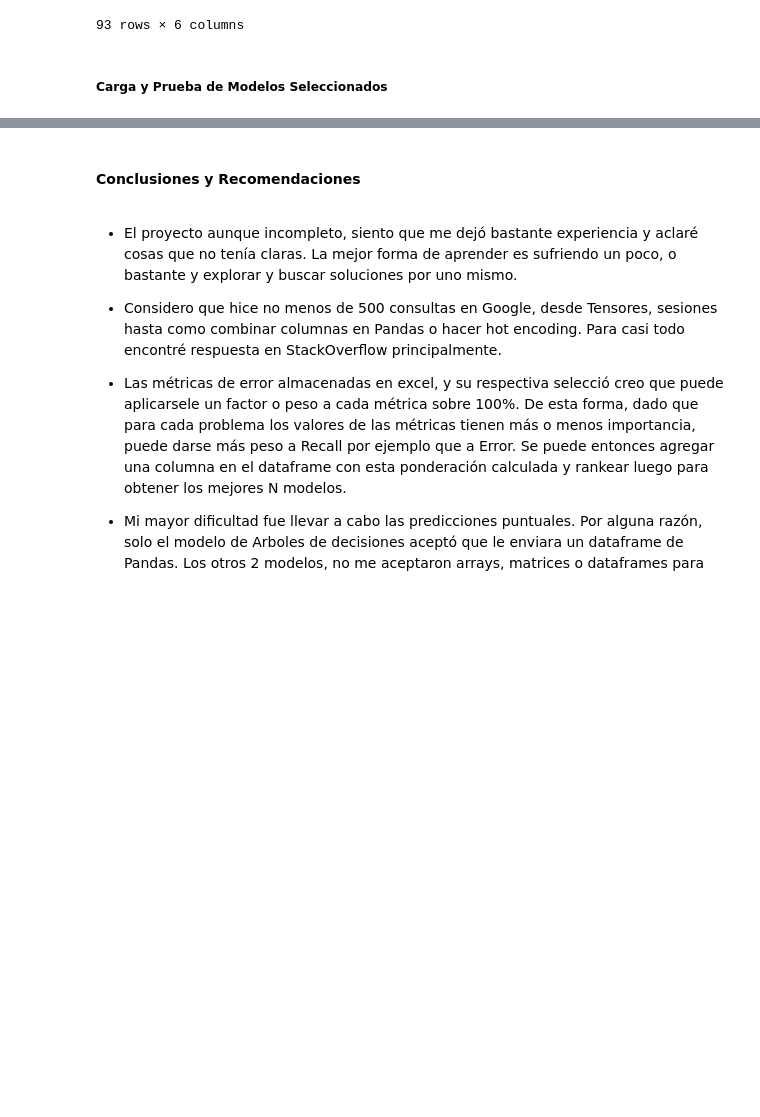
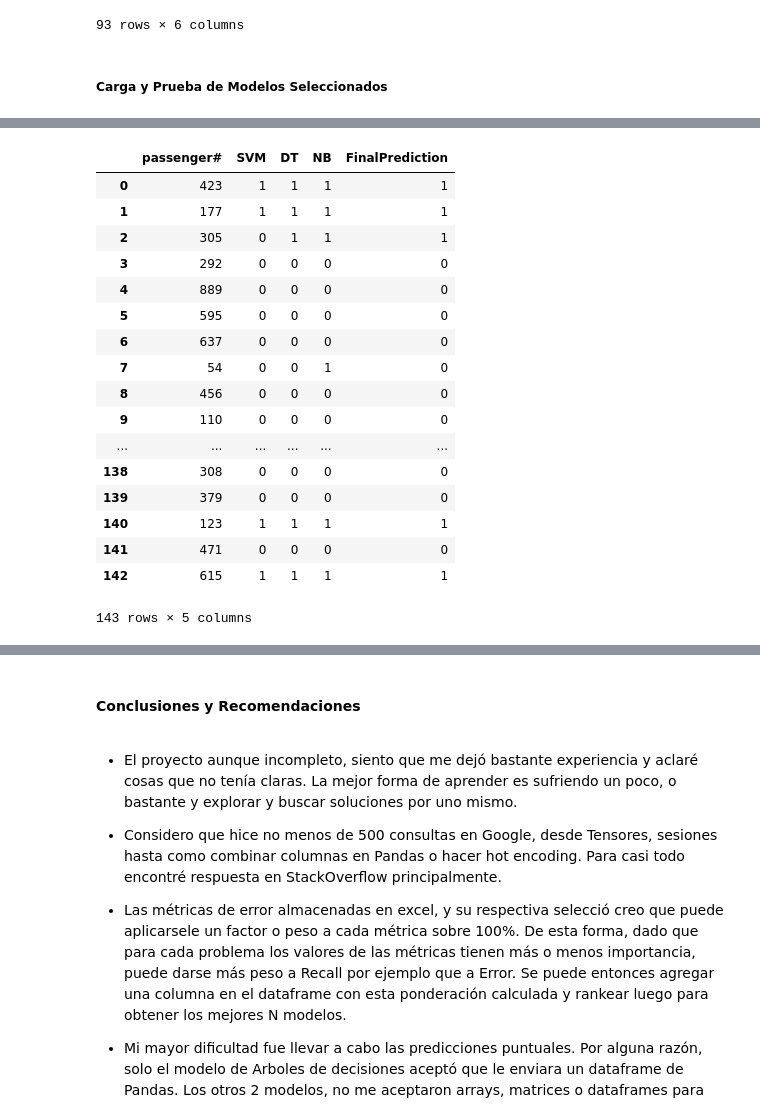
Before and after one commit to fercho1011/Statistical-Learning, a Jupyter notebook: Proyecto_Final_ML-FernandoVG-17012696.ipynb, the cells around one changed output, grey strips where cells are left out. Saved outputs shown, nothing was run; the diff lists cells and outputs as text; code cells hidden in the pictures; blank space fills up the shorter version.

```diff
--- a/Proyecto_Final_ML-FernandoVG-17012696.ipynb
+++ b/Proyecto_Final_ML-FernandoVG-17012696.ipynb
@@ -446,0 +472,23 @@ predictions
+# %%
+finalpred = predictions.mode(axis='columns', numeric_only=True)
+AllPreds= predictions.join(finalpred)
+AllPreds.rename(index=str, columns={0: "FinalPrediction"})
+# %% [output]
+|  | passenger# | SVM | DT | NB | FinalPrediction |
+| 0 | 423 | 1 | 1 | 1 | 1 |
+| 1 | 177 | 1 | 1 | 1 | 1 |
+| 2 | 305 | 0 | 1 | 1 | 1 |
+| 3 | 292 | 0 | 0 | 0 | 0 |
+| 4 | 889 | 0 | 0 | 0 | 0 |
+| 5 | 595 | 0 | 0 | 0 | 0 |
+| 6 | 637 | 0 | 0 | 0 | 0 |
+| 7 | 54 | 0 | 0 | 1 | 0 |
+| 8 | 456 | 0 | 0 | 0 | 0 |
+| 9 | 110 | 0 | 0 | 0 | 0 |
+| ... | ... | ... | ... | ... | ... |
+| 138 | 308 | 0 | 0 | 0 | 0 |
+| 139 | 379 | 0 | 0 | 0 | 0 |
+| 140 | 123 | 1 | 1 | 1 | 1 |
+| 141 | 471 | 0 | 0 | 0 | 0 |
+| 142 | 615 | 1 | 1 | 1 | 1 |
+143 rows × 5 columns
```
Also changed, not shown: parts of 11 cells of this notebook.
